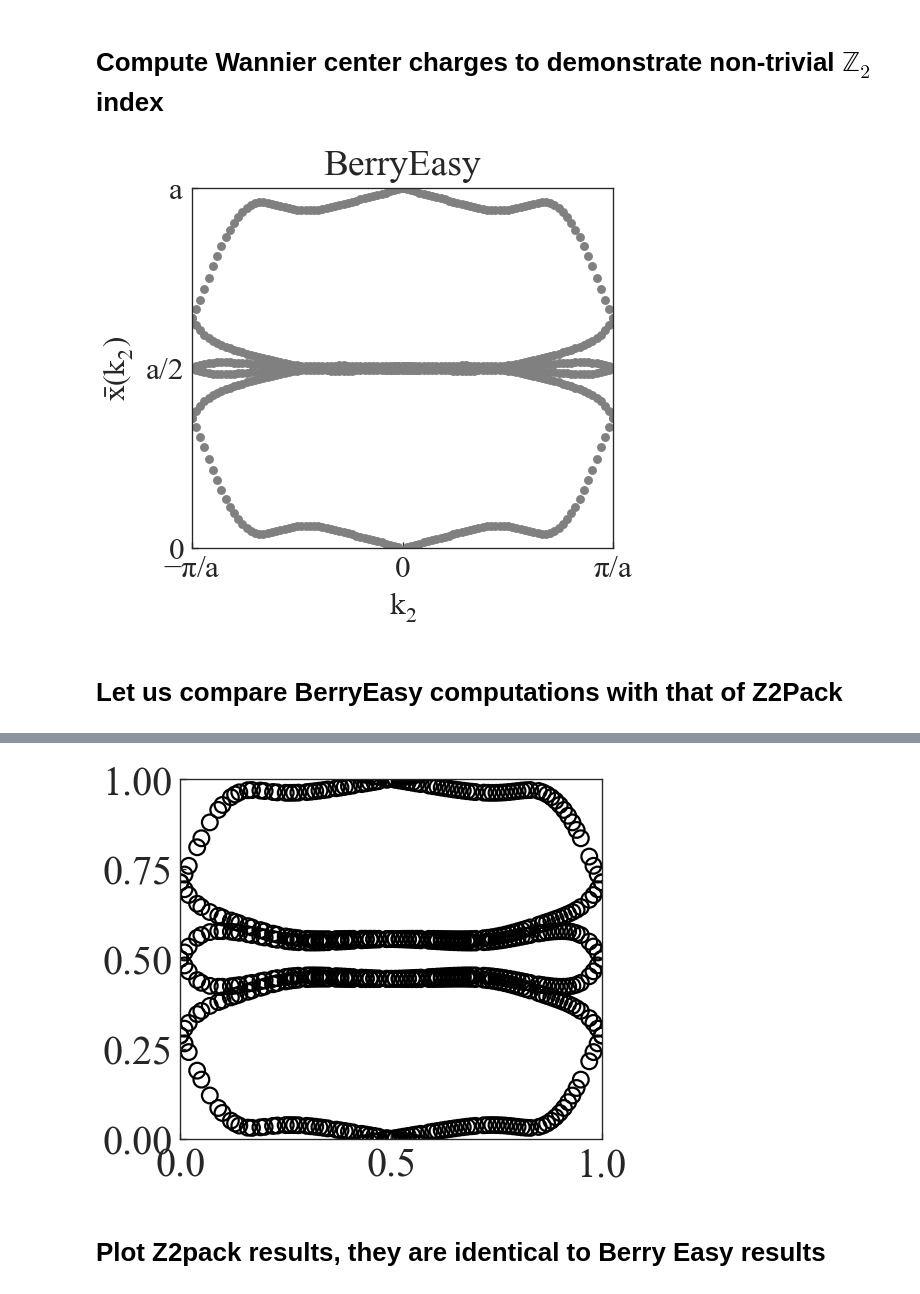
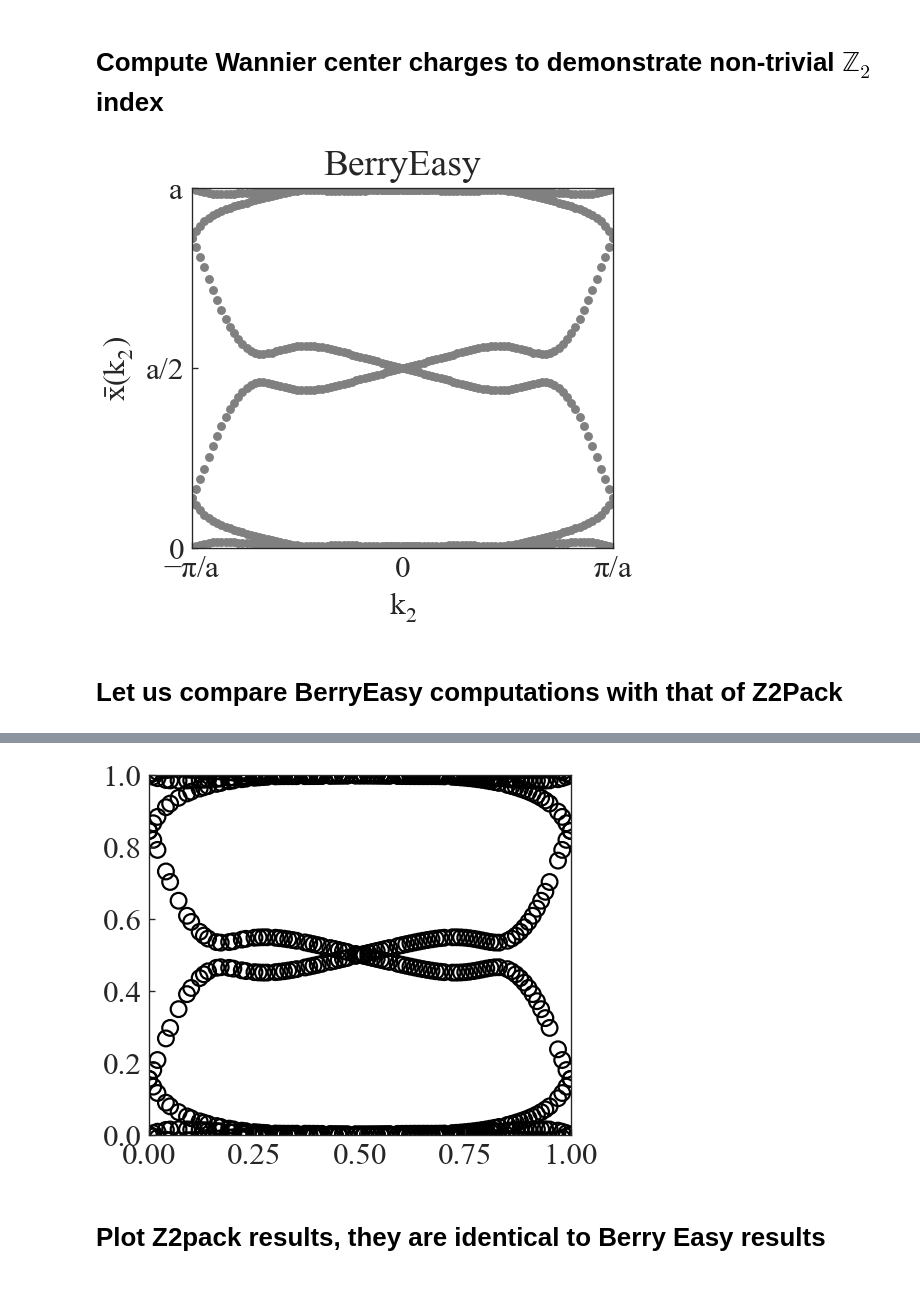
Before and after one commit to actyner/BerryEasy, a Jupyter notebook: BerryEasy-Documentation-CPU.ipynb, the cells around one changed output, grey strips where cells are left out. Cells and saved outputs as stored; diff of their text form; code cells hidden in the pictures.

```diff
--- a/BerryEasy-Documentation-CPU.ipynb
+++ b/BerryEasy-Documentation-CPU.ipynb
@@ -447,25 +478,32 @@ plt.savefig('BiWTB_Bands.png')
 # %% [markdown]
 # Compute Wannier center charges to demonstrate non-trivial $\mathbb{Z}_{2}$ index
 # %%
-
+from math import pi
 vec=lambda t1, t2: [t2, t1, 0]
 ds=100
 bnds=[0,1,2,3,4,5]
 rvec = np.array(lat.reciprocal_vectors())
 WCCx=be.WSurf(vec,model,bnds,ds,ds,rvec)
+WCC2=[]
+for i in range(101):
+    for j in range(6):
+        if WCCx[i][j]<0:
+            WCC2.append(WCCx[i][j]+2*np.pi)
+        else:
+            WCC2.append(WCCx[i][j])
 plt.rcParams["font.family"] = "Times New Roman"
 plt.rcParams.update({'font.size': 14})
-plt.plot(WCCx,'.', c='gray')
-plt.ylim(-pi,pi)
+plt.plot(np.array(WCC2).reshape(101,6),'.',c='gray')
+plt.ylim(0,2*pi)
 plt.xlim(0,100)
-plt.yticks([-pi,0,pi],[r'$0$',r'$a/2$',r'$a$'])
+plt.yticks([0,pi,2*pi],[r'$0$',r'$a/2$',r'$a$'])
 plt.xlabel(r'$k_{2}$')
 plt.xticks([0,50,100],[r'$-\pi/a$',r'$0$',r'$\pi/a$'])
 plt.ylabel(r'$\bar{x}(k_{2})$')
 plt.title('BerryEasy')
 plt.savefig('Bi_TB_WCC.png')
 # %% [output]
-[figure, old version]
+[figure, new version]
 # %% [markdown]
 # Let us compare BerryEasy computations with that of Z2Pack
 # %%
@@ -473,10 +511,7 @@ plt.savefig('Bi_TB_WCC.png')
 import z2pack
 import tbmodels
 model = tbmodels.Model.from_wannier_files(
-    hr_file='Bi_hr.dat',
-    wsvec_file='Bi_wsvec.dat',
-    xyz_file='Bi_centres.xyz',
-    win_file='Bi.win')
+    hr_file='Bi_hr.dat')
 system = z2pack.tb.System(model, bands=6)
 
 import logging
@@ -505,16 +540,16 @@ plt.show()
 | running Z2Pack version 2.2.0                                         |
 | gap_tol:            0.3                                              |
 | init_result:        None                                             |
 | iterator:           range(50, 500, 100)                              |
 | load:               False                                            |
 | load_quiet:         True                                             |
 | min_neighbour_dist: 0.01                                             |
 ... (215 lines left out)
 |                             MoveCheck                                |
 |                             ---------                                |
 |                             PASSED: 84 of 84                         |
 +----------------------------------------------------------------------+
-[figure, old version]
+[figure, new version]
 # %% [markdown]
 # Plot Z2pack results, they are identical to Berry Easy results
 # %%
```
Also changed, not shown: parts of 13 cells of this notebook, 1 other file.
